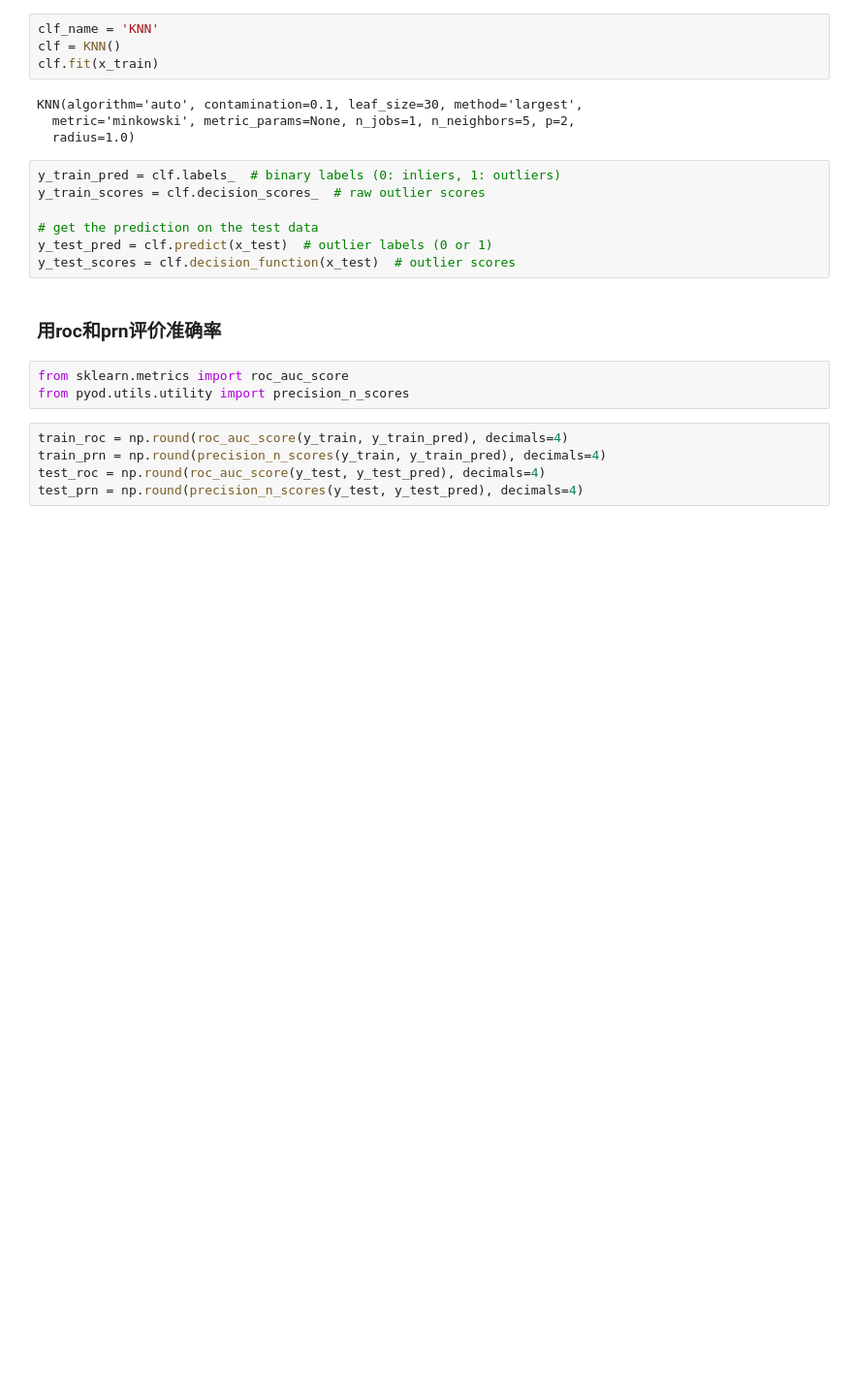
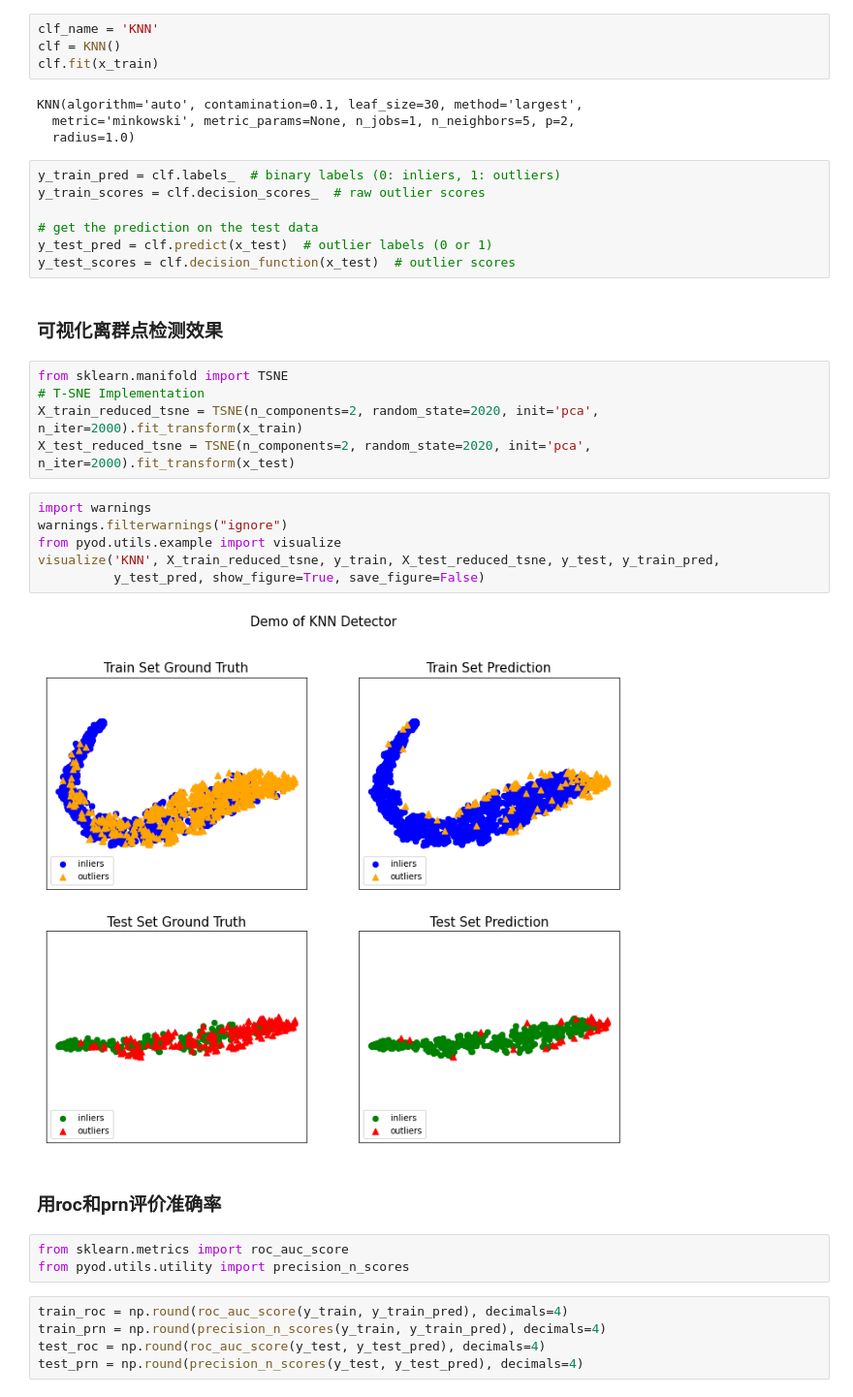
Before and after one commit to Carmelo1997/DigAssignment, a Jupyter notebook: 互评作业4_离群点分析与异常检测/abalone.ipynb, the cells around one changed output. Shown at 97% size. Drawn from its saved outputs; the diff is of its cells as text; blank space fills up the shorter version.

```diff
--- a/互评作业4_离群点分析与异常检测/abalone.ipynb
+++ b/互评作业4_离群点分析与异常检测/abalone.ipynb
@@ -127,6 +129,21 @@ y_train_scores = clf.decision_scores_  # raw outlier scores
 # get the prediction on the test data
 y_test_pred = clf.predict(x_test)  # outlier labels (0 or 1)
 y_test_scores = clf.decision_function(x_test)  # outlier scores
+# %% [markdown]
+### 可视化离群点检测效果
+# %%
+from sklearn.manifold import TSNE
+# T-SNE Implementation
+X_train_reduced_tsne = TSNE(n_components=2, random_state=2020, init='pca', n_iter=2000).fit_transform(x_train)
+X_test_reduced_tsne = TSNE(n_components=2, random_state=2020, init='pca', n_iter=2000).fit_transform(x_test)
+# %%
+import warnings
+warnings.filterwarnings("ignore")
+from pyod.utils.example import visualize
+visualize('KNN', X_train_reduced_tsne, y_train, X_test_reduced_tsne, y_test, y_train_pred,
+          y_test_pred, show_figure=True, save_figure=False)
+# %% [output]
+[figure, added]
 # %% [markdown]
 ### 用roc和prn评价准确率
 # %%
```
Also changed, not shown: parts of 1 cell of this notebook, 5 other files.
